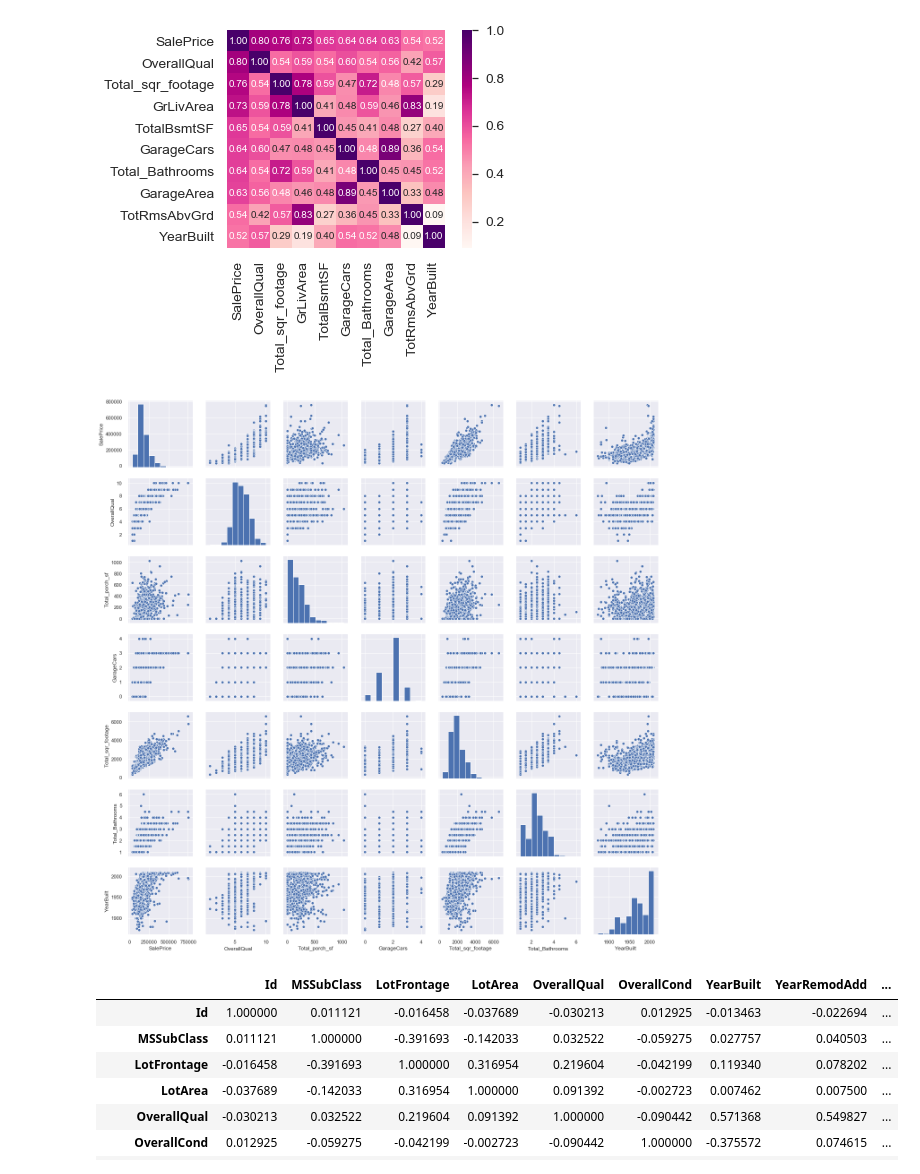
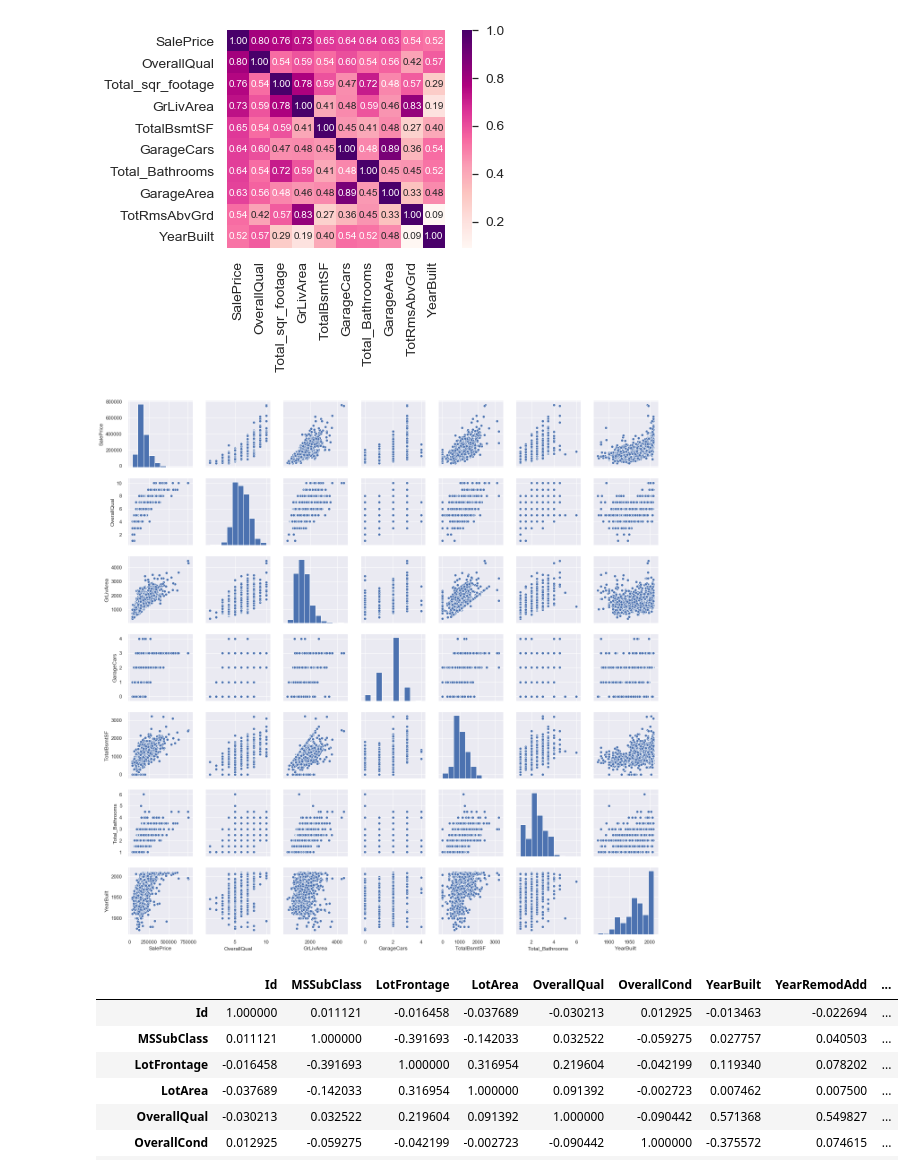
Before and after one commit to tstellamaris/MLProject, a Jupyter notebook: Stella/Stella_3.ipynb, the cells around one changed output. Drawn from its saved outputs; the diff is of its cells as text; code cells hidden in the pictures.

```diff
--- a/Stella/Stella_3.ipynb
+++ b/Stella/Stella_3.ipynb
@@ -1047,8 +1047,8 @@ test['Total_porch_sf'] = (test['OpenPorchSF'] + test['3SsnPorch'] +
 test = test.drop(columns=['BsmtFinSF1', 'BsmtFinSF2', '1stFlrSF', '2ndFlrSF', 'FullBath','HalfBath', 'BsmtFullBath', 'BsmtHalfBath', 'OpenPorchSF', '3SsnPorch', 'EnclosedPorch', 'ScreenPorch','WoodDeckSF', 'LandSlope', 'Exterior2nd'])
 # %%
 # MiscFeature,Fence,Utilities
-train = train.drop(["Fence", "MiscFeature", "Utilities"], axis=1)
-test = test.drop(["Fence", "MiscFeature", "Utilities"], axis=1)
+train = train.drop(["Id", "Fence", "MiscFeature", "Utilities"], axis=1)
+test = test.drop(["Id", "Fence", "MiscFeature", "Utilities"], axis=1)
 # %%
 print('training data+++++++++++++++++++++')
 for i in np.arange(train.shape[1]):
@@ -1089,11 +1092,11 @@ plt.show()
 # %%
 #scatterplot
 sns.set()
-cols = ['SalePrice', 'OverallQual', 'Total_porch_sf', 'GarageCars', 'Total_sqr_footage', 'Total_Bathrooms', 'YearBuilt']
+cols = ['SalePrice', 'OverallQual', 'GrLivArea', 'GarageCars', 'TotalBsmtSF', 'Total_Bathrooms', 'YearBuilt']
 sns.pairplot(train[cols], size = 2.5)
 plt.show();
 # %% [output]
-[figure, old version]
+[figure, new version]
 # %%
 train.corr()
 # %% [output]
```
Also changed, not shown: parts of 2 cells of this notebook, 3 other files.
